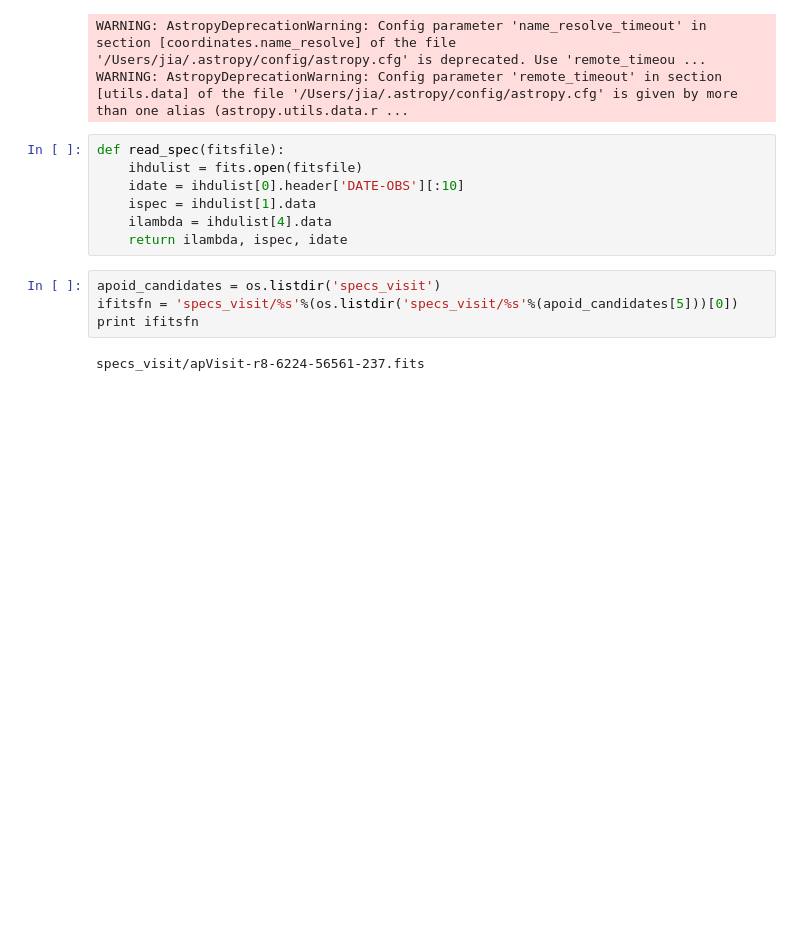
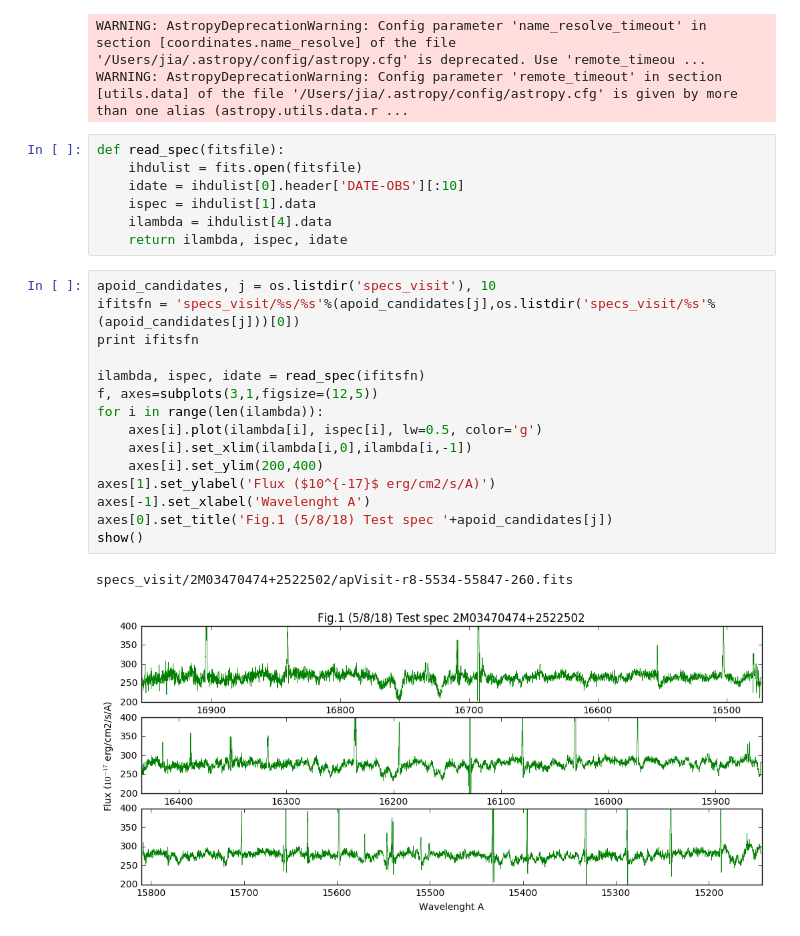
Before and after one commit to liuxx479/MW-BHs, a Jupyter notebook: plot-specs.ipynb, the cells around one changed output. Cells and saved outputs as stored; diff of their text form; blank space fills up the shorter version.

Commit message:
prep for spec fit

```diff
--- a/plot-specs.ipynb
+++ b/plot-specs.ipynb
@@ -23,9 +23,21 @@ def read_spec(fitsfile):
     ispec = ihdulist[1].data
     ilambda = ihdulist[4].data
     return ilambda, ispec, idate
-# %%
-apoid_candidates = os.listdir('specs_visit')
-ifitsfn = 'specs_visit/%s'%(os.listdir('specs_visit/%s'%(apoid_candidates[5]))[0])
-print ifitsfn
-# %% [output]
-specs_visit/apVisit-r8-6224-56561-237.fits
+# %%
+apoid_candidates, j = os.listdir('specs_visit'), 10
+ifitsfn = 'specs_visit/%s/%s'%(apoid_candidates[j],os.listdir('specs_visit/%s'%(apoid_candidates[j]))[0])
+print ifitsfn
+
+ilambda, ispec, idate = read_spec(ifitsfn)
+f, axes=subplots(3,1,figsize=(12,5))
+for i in range(len(ilambda)):
+    axes[i].plot(ilambda[i], ispec[i], lw=0.5, color='g')
+    axes[i].set_xlim(ilambda[i,0],ilambda[i,-1])
+    axes[i].set_ylim(200,400)
+axes[1].set_ylabel('Flux ($10^{-17}$ erg/cm2/s/A)')
+axes[-1].set_xlabel('Wavelenght A')
+axes[0].set_title('Fig.1 (5/8/18) Test spec '+apoid_candidates[j])
+show()
+# %% [output]
+specs_visit/2M03470474+2522502/apVisit-r8-5534-55847-260.fits
+[figure, added]
```
